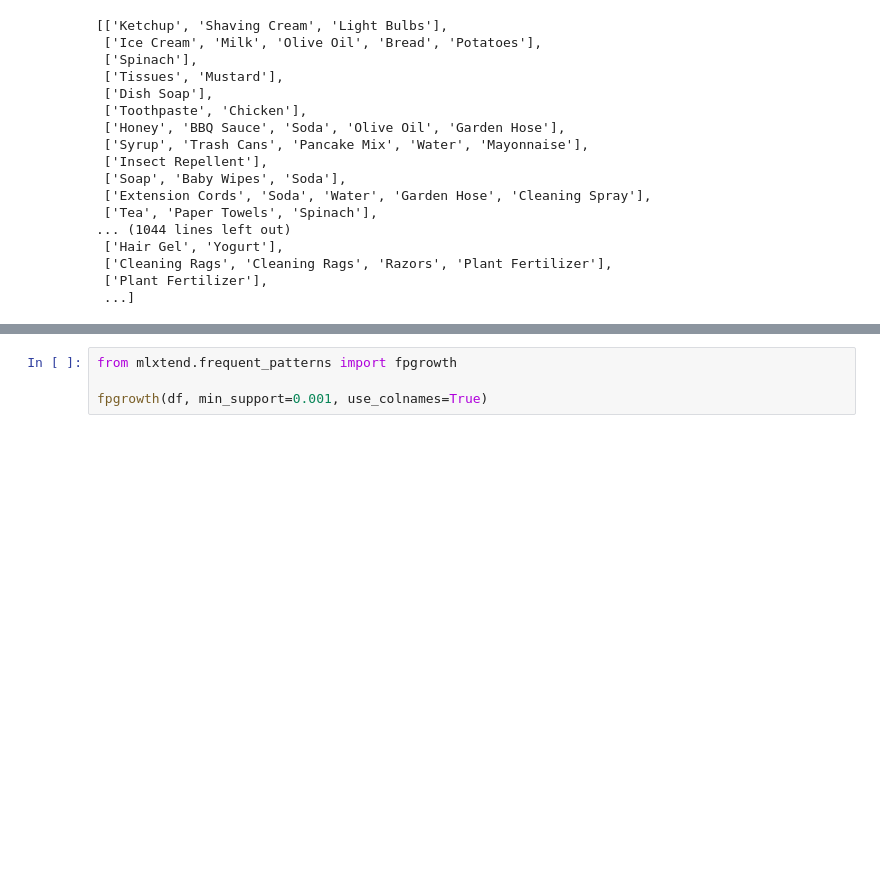
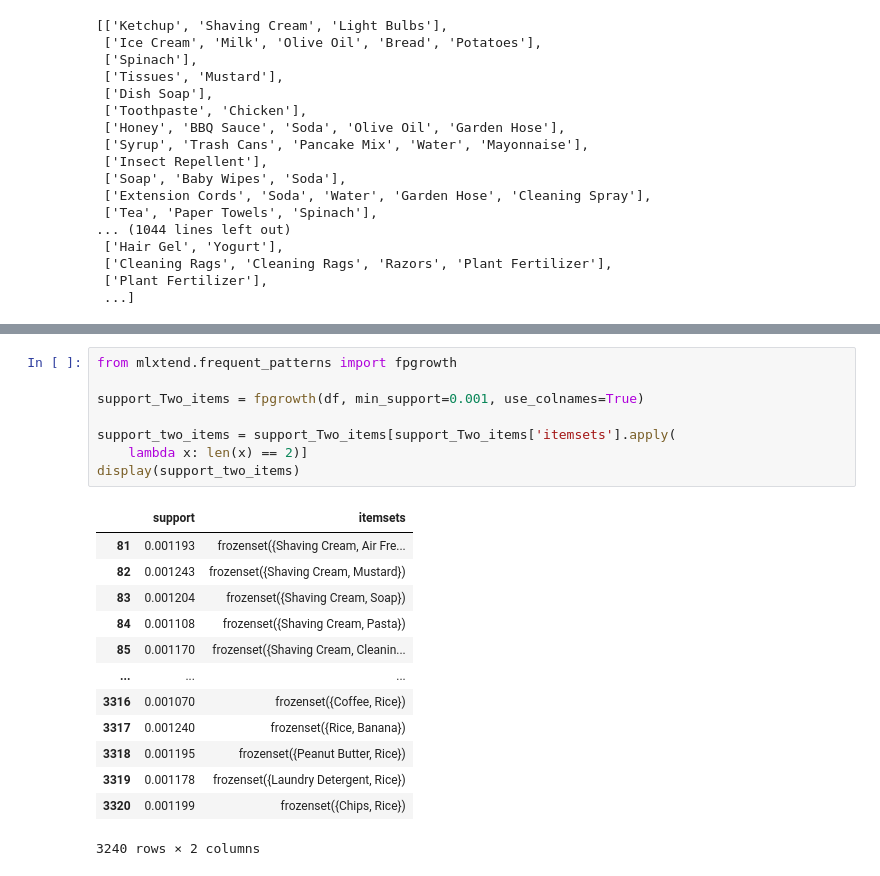
Before and after one commit to giovanicavila/Retail-Transactions, a Jupyter notebook: server/notebook/fp_growth.ipynb, the cells around one changed output, grey strips where cells are left out. Drawn from its saved outputs; the diff is of its cells as text; blank space fills up the shorter version.

```diff
--- a/server/notebook/fp_growth.ipynb
+++ b/server/notebook/fp_growth.ipynb
@@ -47,4 +59,22 @@ ModuleNotFoundError: No module named 'mlxtend'
 # %%
 from mlxtend.frequent_patterns import fpgrowth
 
-fpgrowth(df, min_support=0.001, use_colnames=True)
+support_Two_items = fpgrowth(df, min_support=0.001, use_colnames=True)
+
+support_two_items = support_Two_items[support_Two_items['itemsets'].apply(
+    lambda x: len(x) == 2)]
+display(support_two_items)
+# %% [output]
+|  | support | itemsets |
+| 81 | 0.001193 | frozenset({Shaving Cream, Air Fre... |
+| 82 | 0.001243 | frozenset({Shaving Cream, Mustard}) |
+| 83 | 0.001204 | frozenset({Shaving Cream, Soap}) |
+| 84 | 0.001108 | frozenset({Shaving Cream, Pasta}) |
+| 85 | 0.001170 | frozenset({Shaving Cream, Cleanin... |
+| ... | ... | ... |
+| 3316 | 0.001070 | frozenset({Coffee, Rice}) |
+| 3317 | 0.001240 | frozenset({Rice, Banana}) |
+| 3318 | 0.001195 | frozenset({Peanut Butter, Rice}) |
+| 3319 | 0.001178 | frozenset({Laundry Detergent, Rice}) |
+| 3320 | 0.001199 | frozenset({Chips, Rice}) |
+3240 rows × 2 columns
```
Also changed, not shown: parts of 1 cell of this notebook.
